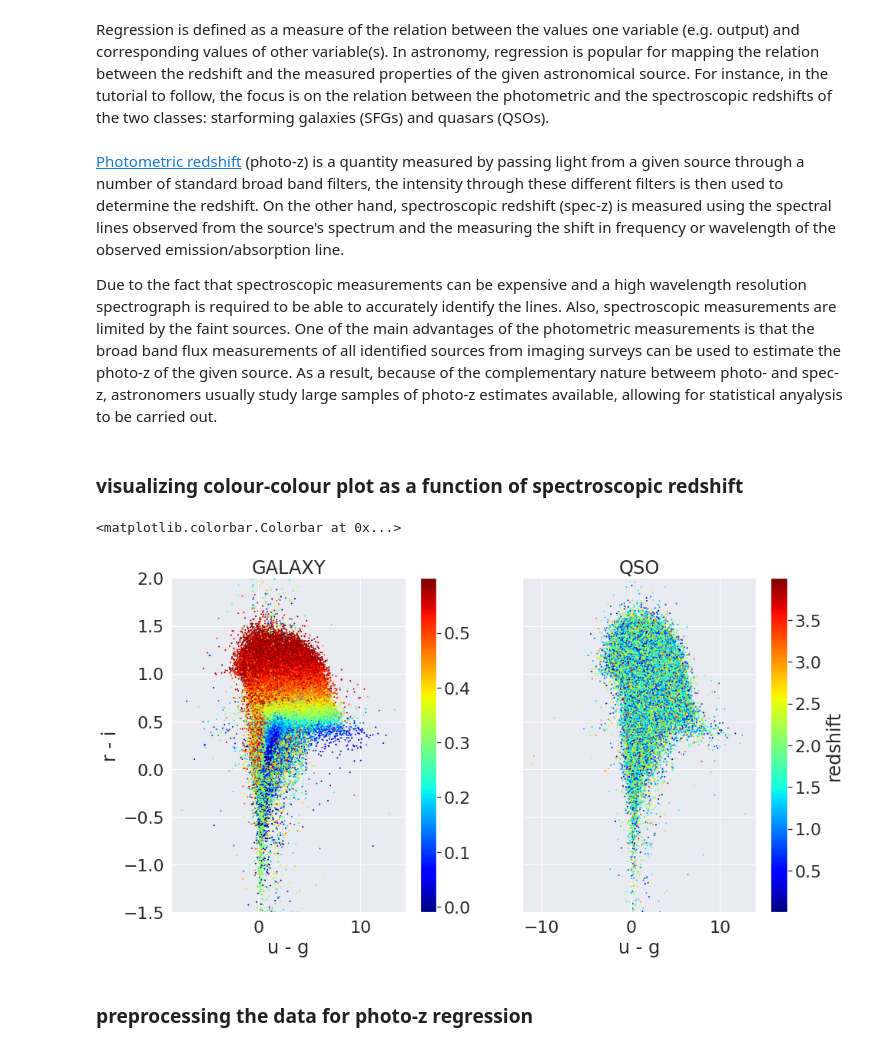
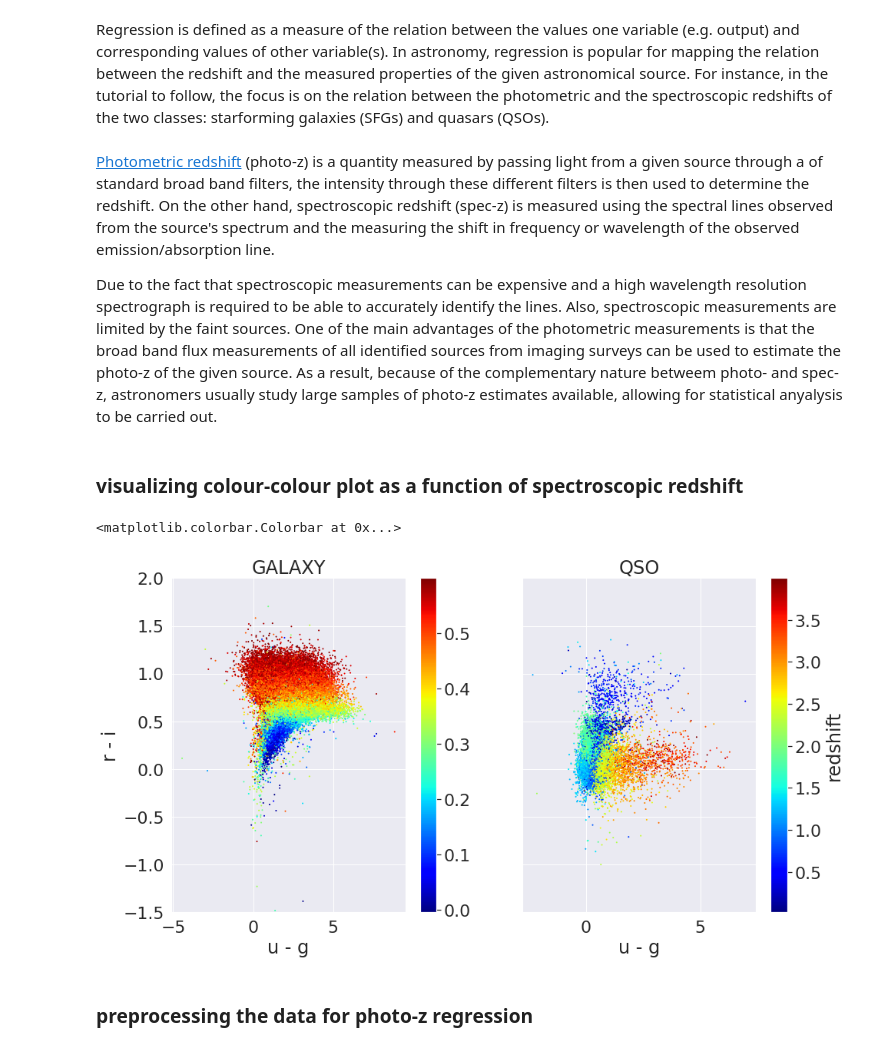
Before and after one commit to mofokeng-chaka/Classification-Photo-z_Regression_Demo, a Jupyter notebook: Multi-Wavelength_Classification_and_Regression.ipynb, the cells around one changed output. Saved outputs shown, nothing was run; the diff lists cells and outputs as text; code cells hidden in the pictures.

```diff
--- a/Multi-Wavelength_Classification_and_Regression.ipynb
+++ b/Multi-Wavelength_Classification_and_Regression.ipynb
@@ -631,11 +623,10 @@ The dataset consists of magnitudes and redshifts from SDSS data release 16 (DR16
 # %% [markdown]
 ### Load data from the catalogue
 # %%
-#Loading data from the catalogue
-#in this case the file is in the same directory as the jupyter notebook
-file = osp.join(".","sdss_all_small_dr16_red_catwise.fits.gz") #to specify your own "path/to/file"
-                                                               #change the first parameter (".")
-
+# Loading data from the catalogue
+# in this case the file is in the same directory as the jupyter notebook
+file = osp.join("/idia/projects/hippo/astroml/data/","sdss_all_small_dr16_red_catwise.fits.gz") # to specify your own "path/to/file"
+                                                                                                # change the first parameter (".")
 fp = pf.open(file, memmap=True)
 data = fp[1].data
 fp.close
@@ -662,6 +653,6 @@ ColDefs(
     name = 'angDist'; format = 'D'; unit = 'arcsec'
 )
 # %%
-N_all = len(data) # all rows from the catalogue
+N_all = 100000 # = len(data) # all rows from the catalogue
 N_all
 # %% [output]
@@ -1072,7 +1060,8 @@ pl.show();
 # %% [markdown]
 Regression is defined as a measure of the relation between the values one variable (e.g. output) and corresponding values of other variable(s). In astronomy, regression is popular for mapping the relation between the redshift and the measured properties of the given astronomical source. For instance, in the tutorial to follow, the focus is on the relation between the photometric and the spectroscopic redshifts of the two classes: starforming galaxies (SFGs) and quasars (QSOs).
 # %% [markdown]
-[Photometric redshift](https://en.wikipedia.org/wiki/Photometric_redshift) (photo-z) is a quantity measured by passing light from a given source through a number of standard broad band filters, the intensity through these different filters is then used to determine the redshift. On the other hand, spectroscopic redshift (spec-z) is measured using the spectral lines observed from the source's spectrum and the measuring the shift in frequency or wavelength of the observed emission/absorption line.</br>
+[Photometric redshift](https://en.wikipedia.org/wiki/Photometric_redshift) (photo-z) is a quantity measured by passing light from a given source through a
+of standard broad band filters, the intensity through these different filters is then used to determine the redshift. On the other hand, spectroscopic redshift (spec-z) is measured using the spectral lines observed from the source's spectrum and the measuring the shift in frequency or wavelength of the observed emission/absorption line.</br>
 
 Due to the fact that spectroscopic measurements can be expensive and a high wavelength resolution spectrograph is required to be able to accurately identify the lines. Also, spectroscopic measurements are limited by the faint sources. One of the main advantages of the photometric measurements is that the broad band flux measurements of all identified sources from imaging surveys can be used to estimate the photo-z of the given source. As a result, because of the complementary nature betweem photo- and spec-z, astronomers usually study large samples of photo-z estimates available, allowing for statistical anyalysis to be carried out.
 # %% [markdown]
@@ -1083,7 +1072,7 @@ labels = ["r","u - g","g - r","r - i","i - z","z - w1","w1 - w2"]
 nlabels = len(labels)
 
 # select two random features
-# ilabels = np.random.choice(nlabels,2)
+#ilabels = np.random.choice(nlabels,2)
 ilabels = np.array([1,3])
 
 df = data[:N_all]
@@ -1096,8 +1085,7 @@ z = df['dered_z']
 w1 = df['W1mproPM']
 w2 = df['W2mproPM']
 
-
-#Splitting photometric data into test and train data
+# Splitting photometric data into test and train data
 x = np.vstack([np.array(r),
                np.array(u) - np.array(g),
                np.array(g) - np.array(r),
@@ -1111,36 +1099,36 @@ i_gal = np.where(df['specclass']=='GALAXY')[0]
 gal = x[i_gal] # GALAXY features
 z_gal = df['zspec'][i_gal] # GALAXY spectroscopic redshifts
 
 limit_z_gal = np.where(z_gal < 0.6)[0]
 subset_z_gal = z_gal[limit_z_gal]
 subset_gal = gal[limit_z_gal]
 
 i_qso = np.where(df['specclass']=='QSO')[0]
 qso = x[i_qso] # QSO features
 z_qso = df['zspec'][i_qso] # QSO spectroscopic redshifts
 
-limit_z_qso = np.where(z_qso < 4)[0]
+limit_z_qso = np.where(z_qso < 4.0)[0]
 subset_z_qso = z_qso[limit_z_qso]
-subset_qso = gal[limit_z_qso]
+subset_qso = qso[limit_z_qso]
 
 # plot data points
 fig, ax = pl.subplots(1,2,sharey=True,figsize=(15,8))
 
 ax[0].set_title('GALAXY')
 p = ax[0].scatter(subset_gal[:,ilabels[0]], subset_gal[:,ilabels[1]], s=1, c=subset_z_gal, cmap='jet')
 ax[0].set_ylim([-1.5,2.0])
 ax[0].set_xlabel(labels[ilabels[0]])
 ax[0].set_ylabel(labels[ilabels[1]])
 pl.colorbar(p,ax=ax[0])
 
 ax[1].set_title('QSO')
 
 p1 = ax[1].scatter(subset_qso[:,ilabels[0]], subset_qso[:,ilabels[1]], s=1, c=subset_z_qso, cmap='jet')
 ax[1].set_xlabel(labels[ilabels[0]])
 pl.colorbar(p1,ax=ax[1], label='redshift')
 # %% [output]
 <matplotlib.colorbar.Colorbar at 0x...>
-[figure, old version]
+[figure, new version]
 # %% [markdown]
 ### preprocessing the data for photo-z regression
 # %%
```
Also changed, not shown: parts of 54 cells of this notebook.
